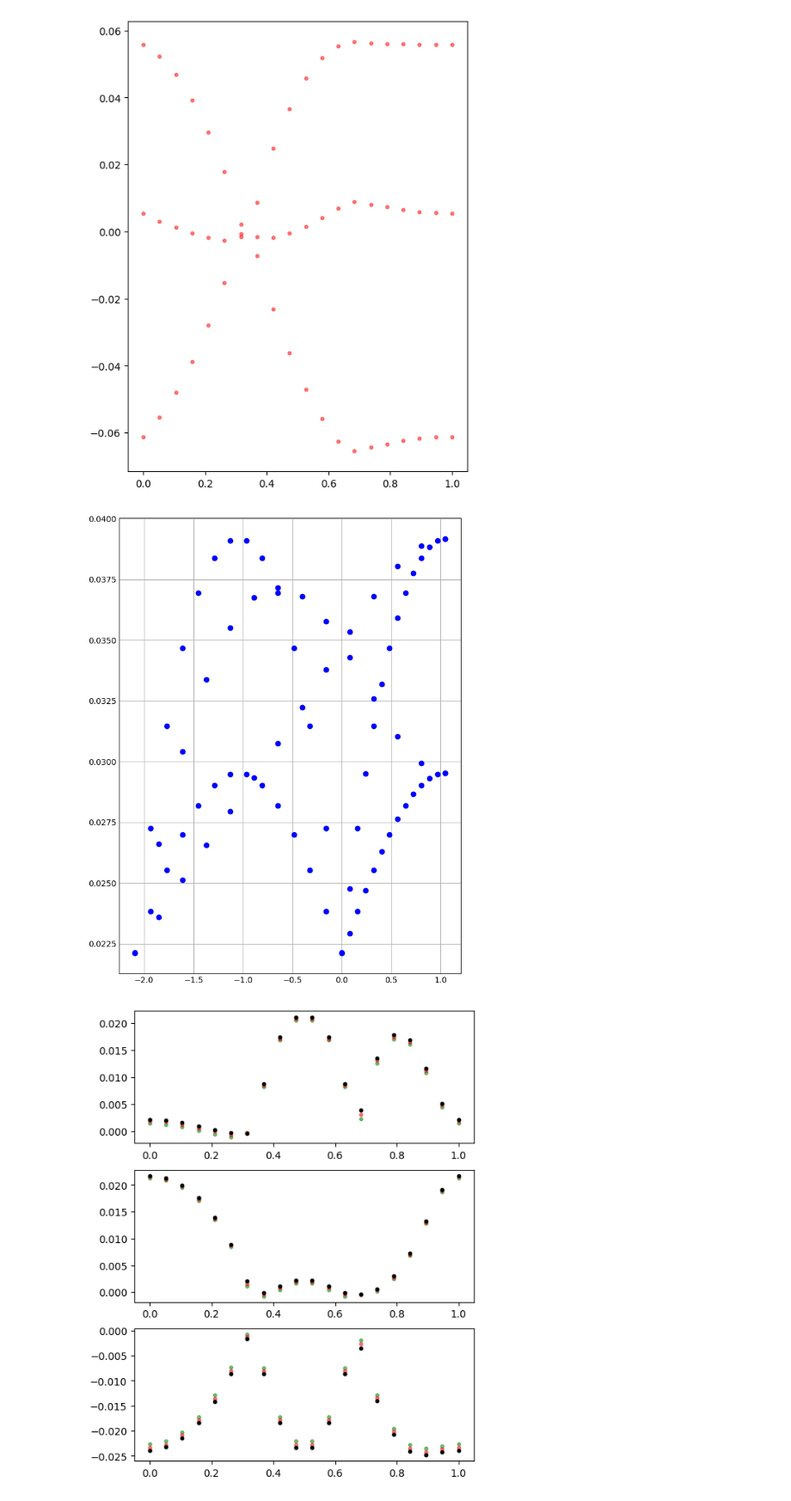
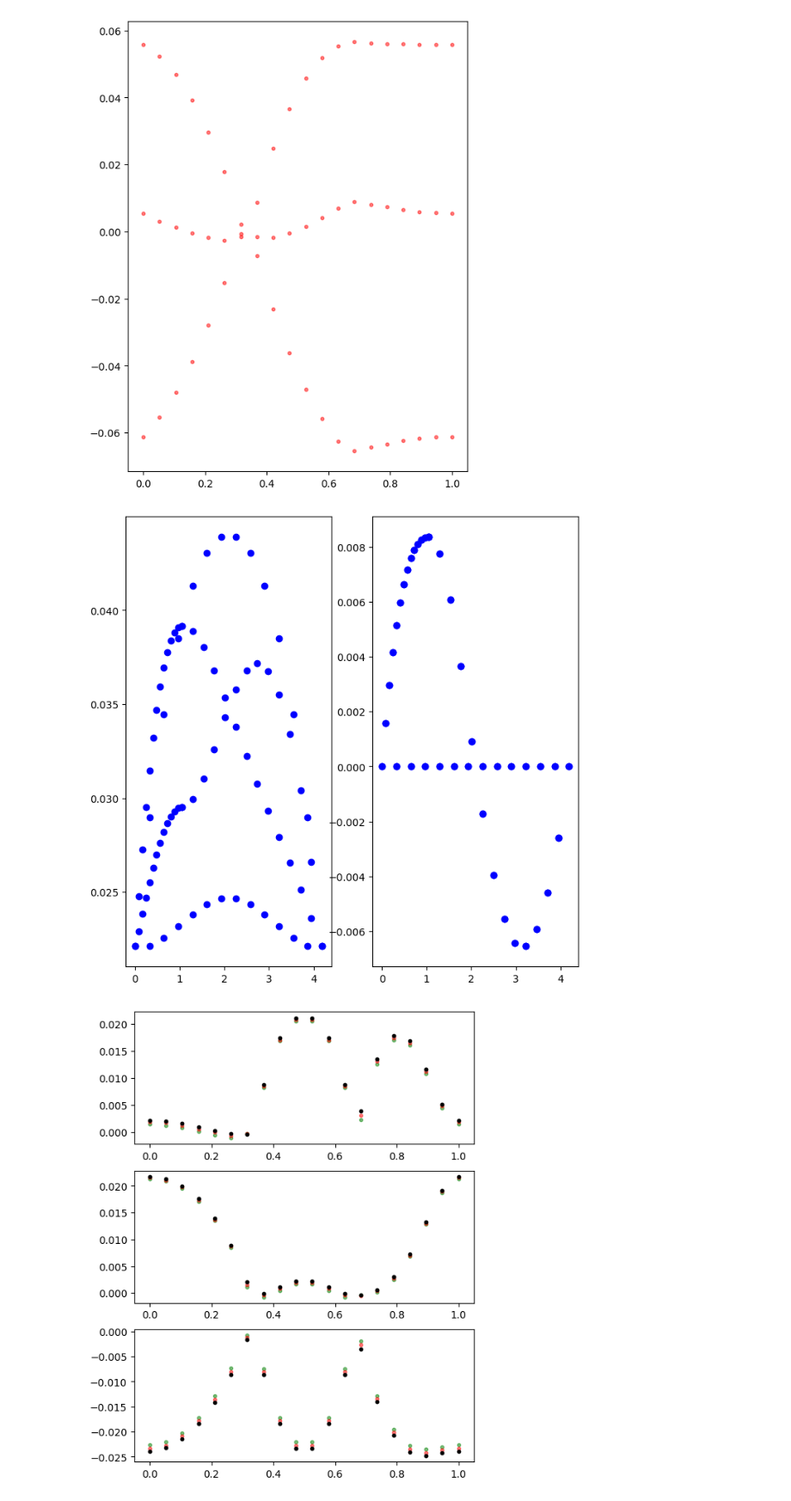
Before and after one commit to ChriGomm/master, a Jupyter notebook: numerics/dip_dip.ipynb, the cells around one changed output. Shown at 86% size. Saved outputs shown, nothing was run; the diff lists cells and outputs as text; code cells hidden in the pictures.

Commit message:
finally found the mistake I've set the lattice constant to 1, but it was actually smaller than 1, which messed up the relation between other quantities

```diff
--- a/numerics/dip_dip.ipynb
+++ b/numerics/dip_dip.ipynb
@@ -303,17 +313,17 @@ def k_course(t: float) -> np.ndarray:
 # %%
 # cylindric boundaries
 grid_size = 5
-a1 = np.sqrt(3)*np.array([0,1,0])
-a2 = np.sqrt(3)/2*np.array([np.sqrt(3),1,0])
-baseA1 = np.zeros(3)
+LATTICE_VECTOR_1 = np.sqrt(3)*np.array([0,1,0])
+LATTICE_VECTOR_2 = np.sqrt(3)/2*np.array([np.sqrt(3),1,0])
+BASE_A = np.zeros(3)
 baseB1 = np.array([-1/2, np.sqrt(3)/2, 0])
-baseB2 = np.array([1,0,0])
+BASE_B = np.array([1,0,0])
 latticeA = np.zeros((3,grid_size,grid_size))
 latticeB = np.zeros((3,grid_size,grid_size))
 for i in range(grid_size):
     for j in range(grid_size):
-        latticeA[:,i,j] = baseA1 + i * a1 + j*a2
-        latticeB[:,i,j] = baseB2 + i * a1 + j*a2
+        latticeA[:,i,j] = BASE_A + i * LATTICE_VECTOR_1 + j*LATTICE_VECTOR_2
+        latticeB[:,i,j] = BASE_B + i * LATTICE_VECTOR_1 + j*LATTICE_VECTOR_2
 k1 = 2*np.pi/3*np.array([-1,np.sqrt(3),0])
 k2 = 4*np.pi/3*np.array([1,0,0])
 # lattice = [latticeA,latticeB]
@@ -646,16 +694,12 @@ def interaction_AB(i,j,k, interaction,latticeA,latticeB,grid_size,interaction_cu
 
 def D_mat(k: np.ndarray, interaction: Callable[[],float], interaction_onsite: Callable[[],float],grid_size,*interaction_cut) -> np.ndarray:
     """Calculate the D matrix for the given k vector."""
-    baseA1 = np.zeros(3)
-    baseB2 = np.array([1,0,0])
-    a2 = np.sqrt(3)*np.array([0,1,0])
-    a1 = np.sqrt(3)/2*np.array([np.sqrt(3),1,0])
     latticeA = np.zeros((3,3*grid_size,3*grid_size))
     latticeB = np.zeros_like(latticeA)
     for i in range(3*grid_size):
         for j in range(3*grid_size):
-            latticeA[:,i,j] = baseA1 + i * a1 + j*a2
-            latticeB[:,i,j] = baseB2 + i * a1 + j*a2
+            latticeA[:,i,j] = BASE_A + i * LATTICE_VECTOR_1 + j*LATTICE_VECTOR_2
+            latticeB[:,i,j] = BASE_B + i * LATTICE_VECTOR_1 + j*LATTICE_VECTOR_2
     dmat= np.zeros((6,6), dtype=complex)
     if not interaction_cut:
         interaction_cut=[4/9*np.sqrt(3)*grid_size]
@@ -1082,15 +1099,15 @@ def extended_ABgrid_mat_cylindric(k,interaction,interaction_onsite,grid_size,*cu
 # np.max(dmat)#, np.max(dmat2/dmat2[0,0]*dmat[0,0])
 # %%
 grid_size = 30
-a1 = np.sqrt(3)*np.array([0,1,0])
-a2 = np.sqrt(3)/2*np.array([np.sqrt(3),1,0])
-baseA1 = np.zeros(3)
-baseB2 = np.array([1,0,0])
+LATTICE_VECTOR_1 = np.sqrt(3)*np.array([0,1,0])
+LATTICE_VECTOR_2 = np.sqrt(3)/2*np.array([np.sqrt(3),1,0])
+BASE_A = np.zeros(3)
+BASE_B = np.array([1,0,0])
 lattice = np.zeros((3,3*grid_size,6*grid_size))
 for i in range(3*grid_size):
     for j in range(3*grid_size):
-        lattice[:,i,2*j] = baseA1 + i * a1 + j*a2
-        lattice[:,i,2*j+1] = baseB2 + i * a1 + j*a2
+        lattice[:,i,2*j] = BASE_A + i * LATTICE_VECTOR_1 + j*LATTICE_VECTOR_2
+        lattice[:,i,2*j+1] = BASE_B + i * LATTICE_VECTOR_1 + j*LATTICE_VECTOR_2
 
 n = grid_size//2
 m = grid_size//2
@@ -1243,38 +1260,40 @@ for i in range(eigvals2.shape[0]):
 # %%
 # import os
 
 t = np.linspace(0, 1,40)
 def wrap_kloop(i,grid_size,*cut):
     k = k_course(t[i])
     dmat = D_mat(k,bare_interaction_coulomb,no_onsite_interaction,grid_size,*cut)
     # dmat1 = extended_ABgrid_mat(k,bare_interaction_coulomb,no_onsite_interaction,grid_size,*cut)
     # if np.any(np.abs(dmat-np.conjugate(dmat).T)>1e-5):
     #     print(dmat-np.conjugate(dmat).T)
     # dmat1 = np.zeros((3,3),dtype=complex)
     # for h in range(3):
     #     for l in range(3):
     #         dmat1[h,l] = dmat[h,l]+ dmat[h+3,l] +dmat[h,l+3] + dmat[h+3,l+3]
     # eigvals1, eigvecs1 = np.linalg.eig(dmat1)
     # return eigvals1
-    return np.array([dmat[0,0],dmat[1,1]])#np.diag(dmat)#
+    return np.array([dmat[0,1],dmat[1,0]])#np.diag(dmat)#
 # os.makedirs('coulomb_eig_comparison',exist_ok=True)
-fig, ax = plt.subplots(1,1,figsize=(6, 8))
-eigvals2 = parallel_for([len(t)],wrap_kloop,100).astype(np.complex64)
+fig, ax = plt.subplots(1,2,figsize=(8, 8))
+eigvals = parallel_for([len(t)],wrap_kloop,100).astype(np.complex64)
+# eigvals2 = parallel_for([len(t)],wrap_kloop,100).astype(np.complex64)
 # eigvals3 = parallel_for([len(t)],wrap_kloop,13).astype(np.complex64)
 # # eigenvals2 = parallel_for([len(t)])
 # eigvals4 = parallel_for([len(t)],wrap_kloop,17).astype(np.complex64)
 # for i in range(eigvals2.shape[0]): # /np.max(np.real(eigs[i]))*np.max(np.real(eigvals2[i])),
 #     for j in range(eigvals2.shape[1]):
 for i in range(len(t)):
-    ax.scatter(k_course(t[i])[0]*np.ones(2),eigvals2[i,:],color='blue')
+    ax[0].scatter(k_course(t[i])[0]*np.ones(2),eigvals2[i,:],color='blue')
+    ax[1].scatter(k_course(t[i])[0]*np.ones(2),eigvals[i,:],color='blue')
 #         ax[j].scatter(t[i],eigvals2[i,j],color='green', s=10, alpha=0.5)
 #         ax[j].scatter(t[i],eigvals3[i,j],color='red', s=10, alpha=0.5)
 #         ax[j].scatter(t[i],eigvals4[i,j],color='0',s=10)
         # ax.scatter(t[i],eigs[i,j]/np.max(np.real(eigs[i]))*np.max(np.real(eigvals2[i].astype(np.complex64))) ,color='blue', s=10, alpha=0.5)
     # print(1/np.max(np.real(eigs[i]))*np.max(np.real(eigvals2[i].astype(np.complex64))))
 # plt.show()
 # %% [output]
-[figure, old version]
+[figure, new version]
 # %%
 eigvals2  = np.load('coulomb_eig_comparison/eig_gridsize25.npy')
 # np.save('coulomb_eig_comparison/eig_gridsize25.npy', eigvals5)
```
Also changed, not shown: parts of 11 cells of this notebook.
